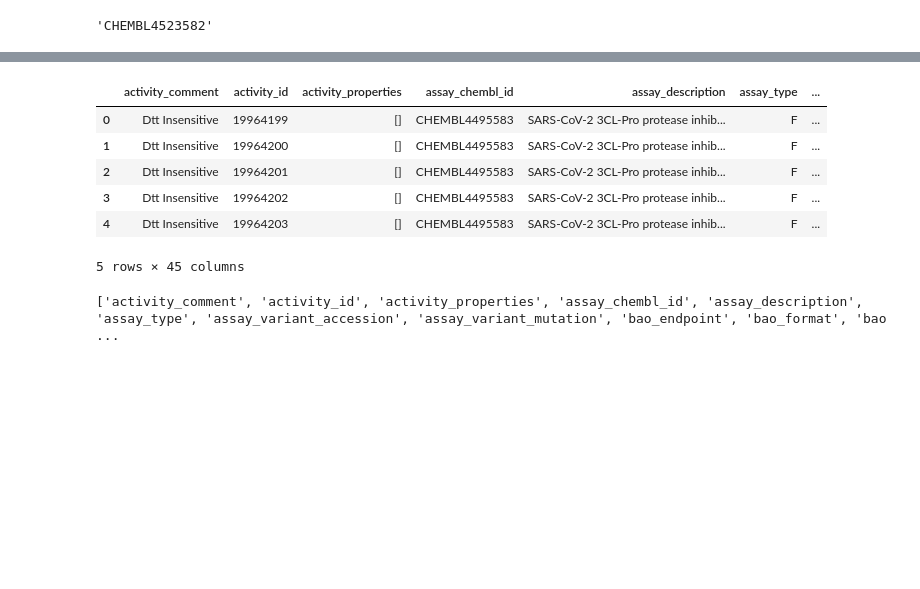
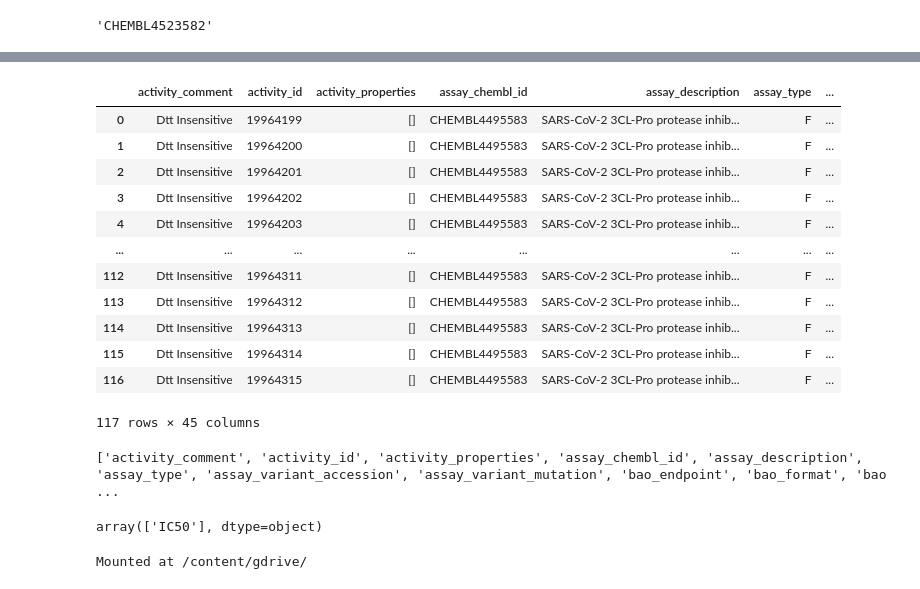
Before and after one commit to khanfs/ComputationalBiomedicine-Betacoronavirus, a Jupyter notebook: COVID_19_P1.ipynb, the cells around one changed output, grey strips where cells are left out. Cells and saved outputs as stored; diff of their text form; code cells hidden in the pictures; blank space fills up the shorter version.

```diff
--- a/COVID_19_P1.ipynb
+++ b/COVID_19_P1.ipynb
@@ -84,17 +100,27 @@ res = activity.filter(target_chembl_id=selected_target).filter(standard_type="IC
 # %%
 df = pd.DataFrame.from_dict(res)
 # %%
-df.head(5)
+df
 # %% [output]
 |  | activity_comment | activity_id | activity_properties | assay_chembl_id | assay_description | assay_type | ... |
 | 0 | Dtt Insensitive | 19964199 | [] | CHEMBL4495583 | SARS-CoV-2 3CL-Pro protease inhib... | F | ... |
 | 1 | Dtt Insensitive | 19964200 | [] | CHEMBL4495583 | SARS-CoV-2 3CL-Pro protease inhib... | F | ... |
 | 2 | Dtt Insensitive | 19964201 | [] | CHEMBL4495583 | SARS-CoV-2 3CL-Pro protease inhib... | F | ... |
 | 3 | Dtt Insensitive | 19964202 | [] | CHEMBL4495583 | SARS-CoV-2 3CL-Pro protease inhib... | F | ... |
 | 4 | Dtt Insensitive | 19964203 | [] | CHEMBL4495583 | SARS-CoV-2 3CL-Pro protease inhib... | F | ... |
+| ... | ... | ... | ... | ... | ... | ... | ... |
+| 112 | Dtt Insensitive | 19964311 | [] | CHEMBL4495583 | SARS-CoV-2 3CL-Pro protease inhib... | F | ... |
+| 113 | Dtt Insensitive | 19964312 | [] | CHEMBL4495583 | SARS-CoV-2 3CL-Pro protease inhib... | F | ... |
+| 114 | Dtt Insensitive | 19964313 | [] | CHEMBL4495583 | SARS-CoV-2 3CL-Pro protease inhib... | F | ... |
+| 115 | Dtt Insensitive | 19964314 | [] | CHEMBL4495583 | SARS-CoV-2 3CL-Pro protease inhib... | F | ... |
+| 116 | Dtt Insensitive | 19964315 | [] | CHEMBL4495583 | SARS-CoV-2 3CL-Pro protease inhib... | F | ... |
-5 rows × 45 columns
+117 rows × 45 columns
 # %%
 Covid19_list = list(df)
 print (Covid19_list)
 # %% [output]
 ['activity_comment', 'activity_id', 'activity_properties', 'assay_chembl_id', 'assay_description', 'assay_type', 'assay_variant_accession', 'assay_variant_mutation', 'bao_endpoint', 'bao_format', 'bao ...
+# %%
+df.standard_type.unique()
+# %% [output]
+array(['IC50'], dtype=object)
@@ -100,0 +129,6 @@ print (Covid19_list)
+# %%
+# Mount Google Drive into Colab so have access to Google drive from within Colab
+from google.colab import drive
+drive.mount('/content/gdrive/', force_remount=True)
+# %% [output]
+Mounted at /content/gdrive/
```
Also changed, not shown: parts of 24 cells of this notebook.
